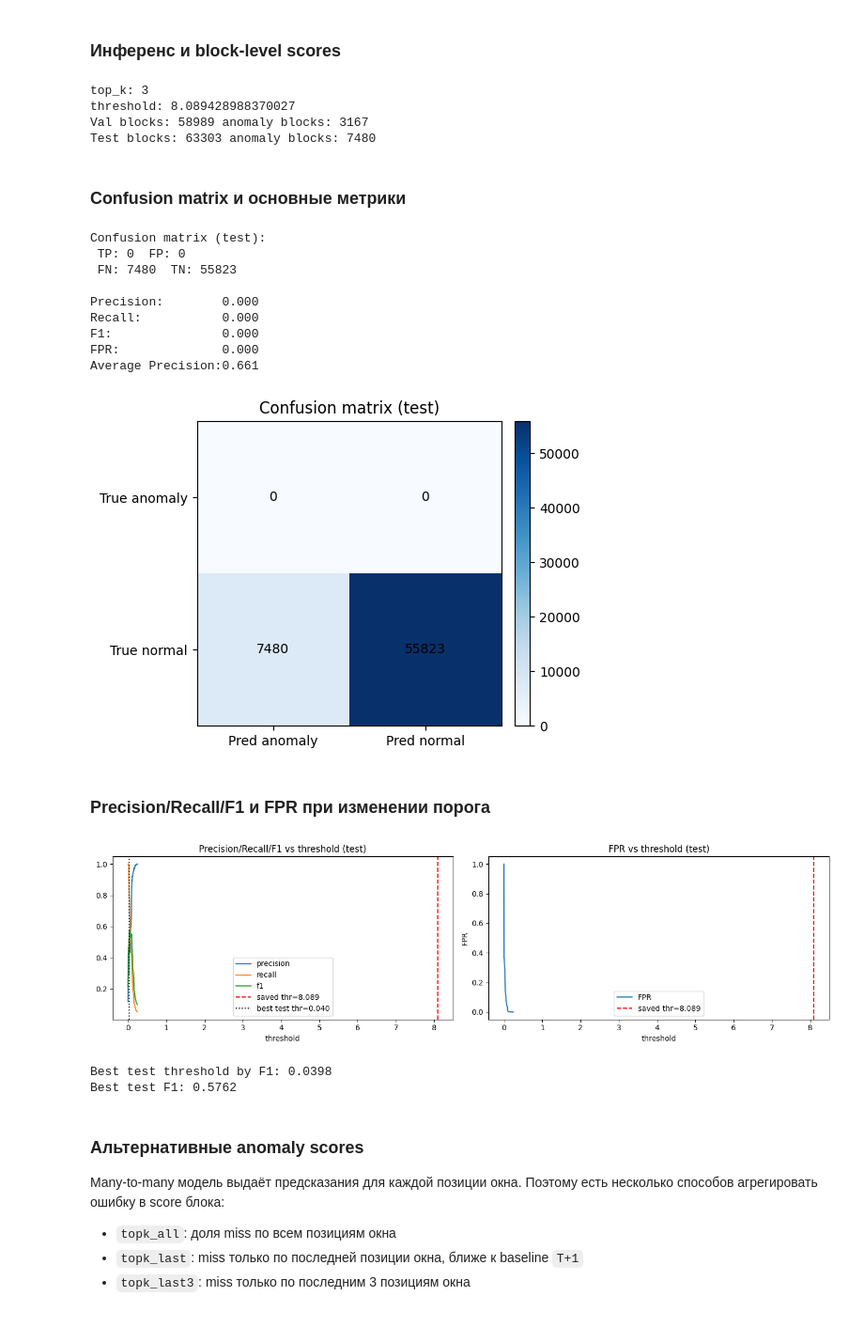
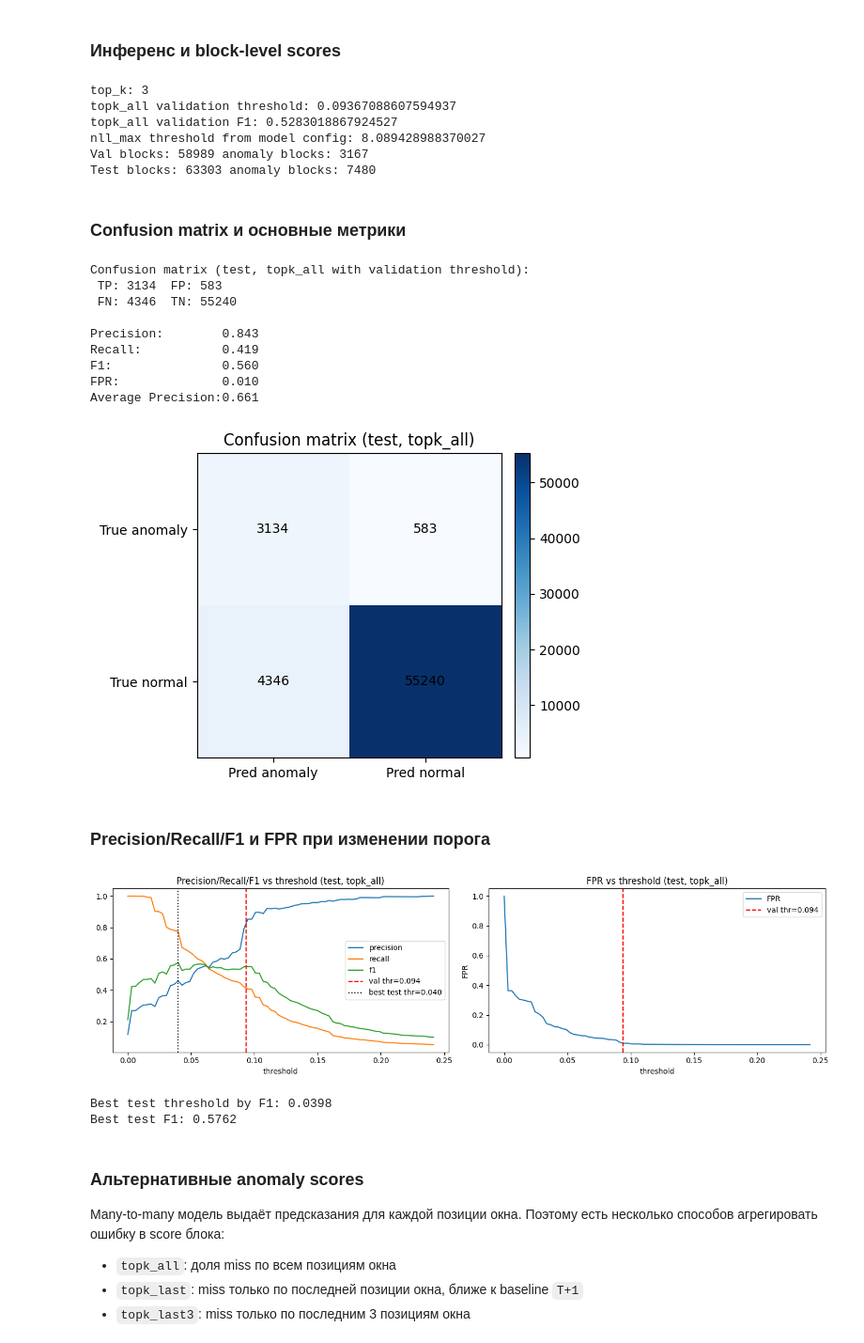
Before and after one commit to LepoMepo/anomaly-detection-distributed-clouds, a Jupyter notebook: Checkpoint_6/notebooks/lstm_token_eval.ipynb, the cells around one changed output. Shown at 94% size. Cells and saved outputs as stored; diff of their text form; code cells hidden in the pictures.

Commit message:
fix small bug in visualisations

```diff
--- a/Checkpoint_6/notebooks/lstm_token_eval.ipynb
+++ b/Checkpoint_6/notebooks/lstm_token_eval.ipynb
@@ -117,7 +117,6 @@ config
 ### Инференс и block-level scores
 # %%
 top_k = int(config.get("top_k", 3))
-default_thr = float(config.get("anomaly_ratio_threshold", history["threshold"][-1]))
 batch_size = 4096
 
 val_miss = predict_token_topk_miss(model, x_val, y_val, device, top_k, batch_size=batch_size)
@@ -135,16 +134,31 @@ def ratio_arrays(ratio_map, label_map):
     labels = np.array([label_map.get(bid, 0) for bid in block_ids], dtype=int)
     return block_ids, ratios, labels
 
+def threshold_by_val_f1(score_map, label_map, min_upper=0.2, num=80):
+    scores = np.array(list(score_map.values()), dtype=float)
+    if scores.size == 0:
+        return 0.0, 0.0
+    max_thr = float(np.quantile(scores, 0.995))
+    thresholds = np.linspace(0.0, max(min_upper, max_thr), num)
+    sweep = sweep_token_thresholds(score_map, label_map, thresholds)
+    best = max(sweep, key=lambda row: row[3])
+    return float(best[0]), float(best[3])
+
+default_thr, topk_all_val_f1 = threshold_by_val_f1(val_ratio_map, val_label_map)
+
 val_blocks, val_ratios, val_block_labels = ratio_arrays(val_ratio_map, val_label_map)
 test_blocks, test_ratios, test_block_labels = ratio_arrays(test_ratio_map, test_label_map)
 
 print("top_k:", top_k)
-print("threshold:", default_thr)
+print("topk_all validation threshold:", default_thr)
+print("topk_all validation F1:", topk_all_val_f1)
 print("Val blocks:", len(val_blocks), "anomaly blocks:", int(val_block_labels.sum()))
 print("Test blocks:", len(test_blocks), "anomaly blocks:", int(test_block_labels.sum()))
 # %% [output]
 top_k: 3
-threshold: 8.089428988370027
+topk_all validation threshold: 0.09367088607594937
+topk_all validation F1: 0.5283018867924527
+nll_max threshold from model config: 8.089428988370027
 Val blocks: 58989 anomaly blocks: 3167
 Test blocks: 63303 anomaly blocks: 7480
 # %% [markdown]
@@ -161,7 +175,7 @@ tp, fp, tn, fn = block_confusion_from_ratio_map(test_ratio_map, test_label_map,
 precision, recall, fpr, f1 = confusion_metrics(tp, fp, tn, fn)
 ap = average_precision_score(test_block_labels, test_ratios)
 
-print("Confusion matrix (test):")
+print("Confusion matrix (test, topk_all with validation threshold):")
 print(f" TP: {tp}  FP: {fp}")
 print(f" FN: {fn}  TN: {tn}")
 print()
@@ -176,7 +190,7 @@ fig, ax = plt.subplots(figsize=(5, 4))
 im = ax.imshow(cm, cmap="Blues")
 ax.set_xticks([0, 1], labels=["Pred anomaly", "Pred normal"])
 ax.set_yticks([0, 1], labels=["True anomaly", "True normal"])
-ax.set_title("Confusion matrix (test)")
+ax.set_title("Confusion matrix (test, topk_all)")
 for i in range(cm.shape[0]):
     for j in range(cm.shape[1]):
         ax.text(j, i, str(cm[i, j]), ha="center", va="center")
@@ -184,16 +198,16 @@ fig.colorbar(im, ax=ax, fraction=0.046, pad=0.04)
 plt.tight_layout()
 plt.show()
 # %% [output]
-Confusion matrix (test):
- TP: 0  FP: 0
- FN: 7480  TN: 55823
+Confusion matrix (test, topk_all with validation threshold):
+ TP: 3134  FP: 583
+ FN: 4346  TN: 55240
 
-Precision:        0.000
-Recall:           0.000
-F1:               0.000
-FPR:              0.000
+Precision:        0.843
+Recall:           0.419
+F1:               0.560
+FPR:              0.010
 Average Precision:0.661
-[figure, old version]
+[figure, new version]
 # %% [markdown]
 ### Precision/Recall/F1 и FPR при изменении порога
 # %%
@@ -208,38 +222,38 @@ f1_vals = np.array([row[3] for row in sweep])
 
 fpr_vals = []
 for t in thr_vals:
     tp_t, fp_t, tn_t, fn_t = block_confusion_from_ratio_map(test_ratio_map, test_label_map, float(t))
     fpr_vals.append(fp_t / (fp_t + tn_t) if (fp_t + tn_t) else 0.0)
 fpr_vals = np.array(fpr_vals)
 
 best_idx = int(np.argmax(f1_vals))
 best_thr = float(thr_vals[best_idx])
 
 fig, axes = plt.subplots(1, 2, figsize=(14, 4))
 
 axes[0].plot(thr_vals, prec_vals, label="precision")
 axes[0].plot(thr_vals, rec_vals, label="recall")
 axes[0].plot(thr_vals, f1_vals, label="f1")
-axes[0].axvline(default_thr, color="red", linestyle="--", label=f"saved thr={default_thr:.3f}")
+axes[0].axvline(default_thr, color="red", linestyle="--", label=f"val thr={default_thr:.3f}")
 axes[0].axvline(best_thr, color="black", linestyle=":", label=f"best test thr={best_thr:.3f}")
-axes[0].set_title("Precision/Recall/F1 vs threshold (test)")
+axes[0].set_title("Precision/Recall/F1 vs threshold (test, topk_all)")
 axes[0].set_xlabel("threshold")
 axes[0].legend()
 
 axes[1].plot(thr_vals, fpr_vals, label="FPR")
-axes[1].axvline(default_thr, color="red", linestyle="--", label=f"saved thr={default_thr:.3f}")
-axes[1].set_title("FPR vs threshold (test)")
+axes[1].axvline(default_thr, color="red", linestyle="--", label=f"val thr={default_thr:.3f}")
+axes[1].set_title("FPR vs threshold (test, topk_all)")
 axes[1].set_xlabel("threshold")
 axes[1].set_ylabel("FPR")
 axes[1].legend()
 
 plt.tight_layout()
 plt.show()
 
 print(f"Best test threshold by F1: {best_thr:.4f}")
 print(f"Best test F1: {f1_vals[best_idx]:.4f}")
 # %% [output]
-[figure, old version]
+[figure, new version]
 Best test threshold by F1: 0.0398
 Best test F1: 0.5762
 # %% [markdown]
```
Also changed, not shown: parts of 1 cell of this notebook.
